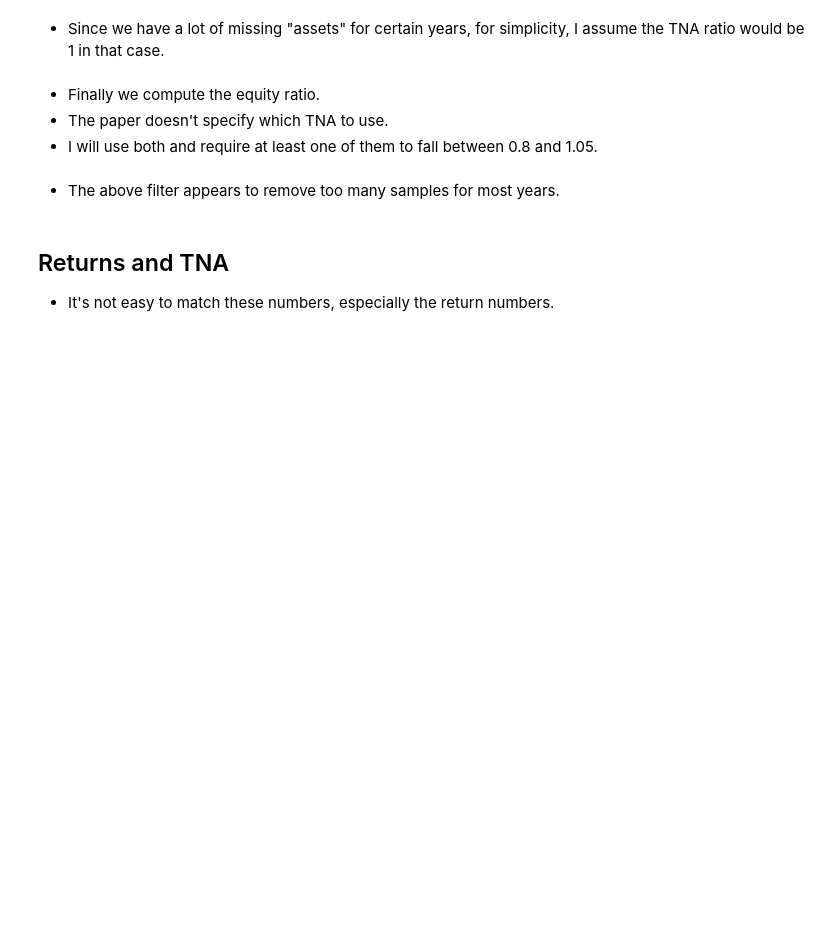
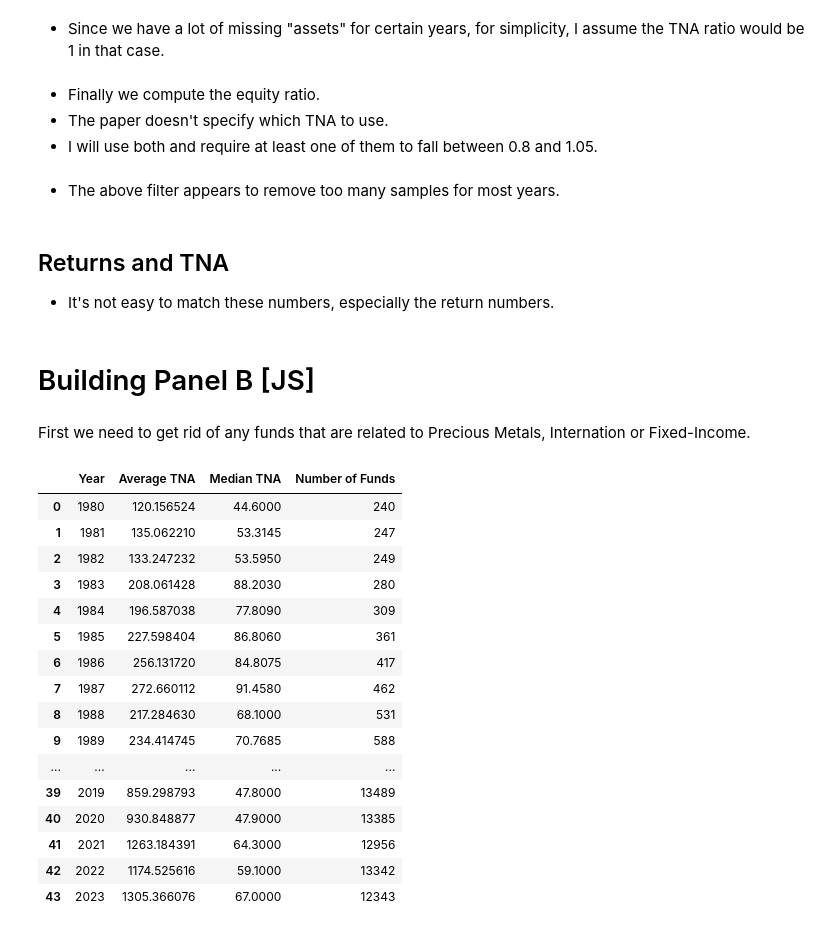
Before and after one commit to jonathan-cai-chicago/factor_demand, a Jupyter notebook: src/02_raw_data_walkthrough.ipynb, the cells around one changed output. Cells and saved outputs as stored; diff of their text form; code cells hidden in the pictures; blank space fills up the shorter version.

Commit message:
[JS] creation of Panel B for table 1 and modification of gross return

```diff
--- a/src/02_raw_data_walkthrough.ipynb
+++ b/src/02_raw_data_walkthrough.ipynb
@@ -270,3 +288,32 @@ with open(path_to_save, 'w') as f:
     f.write(latexTS_df_complete)
 
 df_complete = df_complete.rename(columns={'$crsp_{TNA}$': 'crsp_tna'})
+# %% [markdown]
+# Building Panel B [JS]
+# %% [markdown]
+First we need to get rid of any funds that are related to Precious Metals, Internation or Fixed-Income.
+# %%
+categories_to_remove = ['Gold Oriented Funds', 'Precious Metal Funds', 'Precious Metals Funds', 'Precious Metals Equity Funds']
+crsp_df = df_crsp[~df_crsp['lipper_class_name'].isin(categories_to_remove)]
+# %%
+grouped_data = crsp_df.groupby('year').agg({'mtna': ['mean', 'median'], 'crsp_fundno': 'nunique'}).reset_index()
+grouped_data.columns = ['Year', 'Average TNA', 'Median TNA', 'Number of Funds']
+grouped_data
+# %% [output]
+|  | Year | Average TNA | Median TNA | Number of Funds |
+| 0 | 1980 | 120.156524 | 44.6000 | 240 |
+| 1 | 1981 | 135.062210 | 53.3145 | 247 |
+| 2 | 1982 | 133.247232 | 53.5950 | 249 |
+| 3 | 1983 | 208.061428 | 88.2030 | 280 |
+| 4 | 1984 | 196.587038 | 77.8090 | 309 |
+| 5 | 1985 | 227.598404 | 86.8060 | 361 |
+| 6 | 1986 | 256.131720 | 84.8075 | 417 |
+| 7 | 1987 | 272.660112 | 91.4580 | 462 |
+| 8 | 1988 | 217.284630 | 68.1000 | 531 |
+| 9 | 1989 | 234.414745 | 70.7685 | 588 |
+| ... | ... | ... | ... | ... |
+| 39 | 2019 | 859.298793 | 47.8000 | 13489 |
+| 40 | 2020 | 930.848877 | 47.9000 | 13385 |
+| 41 | 2021 | 1263.184391 | 64.3000 | 12956 |
+| 42 | 2022 | 1174.525616 | 59.1000 | 13342 |
+| 43 | 2023 | 1305.366076 | 67.0000 | 12343 |
```
Also changed, not shown: parts of 4 cells of this notebook, 1 other file.
